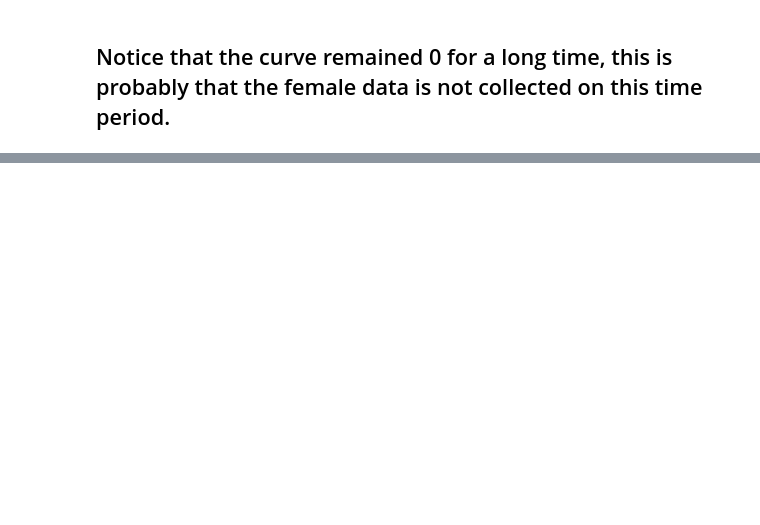
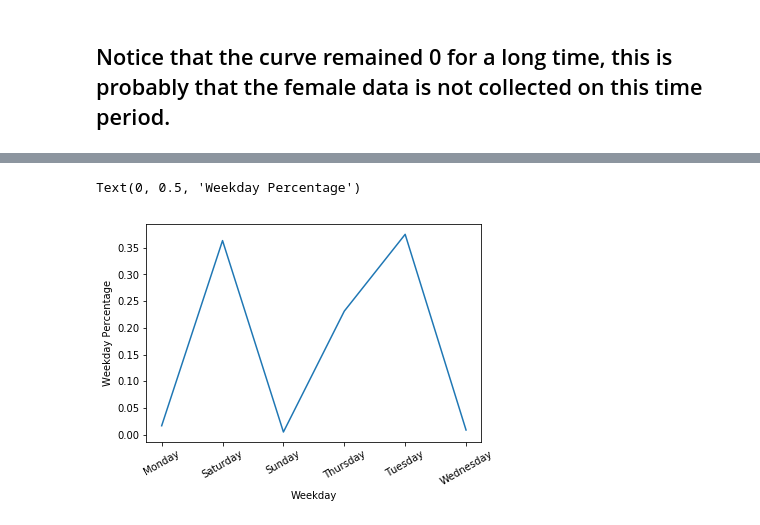
Before and after one commit to zihaoxu/BikeSGV, a Jupyter notebook: notebook/Analysis/03l-starter-code-for-temporal-trends.ipynb, the cells around one changed output, grey strips where cells are left out. Saved outputs shown, nothing was run; the diff lists cells and outputs as text; code cells hidden in the pictures; blank space fills up the shorter version.

```diff
--- a/notebook/Analysis/03l-starter-code-for-temporal-trends.ipynb
+++ b/notebook/Analysis/03l-starter-code-for-temporal-trends.ipynb
@@ -244,0 +333,6 @@ Text(0,0.5,'Female Percentage')
+# %%
+day_of_week = df.groupby('weekday').agg(['sum'])['total_count'].reset_index()
+print(day_of_week.shape)
+print(total.shape)
+
+day_of_week.head()
@@ -244,0 +348,3 @@ Text(0,0.5,'Female Percentage')
+# %%
+day_of_week.columns = ['weekday', 'total_count']
+day_of_week.head()
@@ -244,0 +358,3 @@ Text(0,0.5,'Female Percentage')
+# %%
+total_riders = day_of_week['total_count'].sum()
+total_riders
@@ -244,0 +363,4 @@ Text(0,0.5,'Female Percentage')
+# %%
+day_of_week = day_of_week.reindex(columns=['weekday', 'total_count', 'weekday_perc'])
+day_of_week[['weekday_perc']] = day_of_week['total_count'] / total_riders
+day_of_week
@@ -244,0 +375,9 @@ Text(0,0.5,'Female Percentage')
+# %%
+# Naive time plot
+plt.plot(day_of_week['weekday'], day_of_week['weekday_perc'])
+plt.xticks(rotation = 30)
+plt.xlabel('Weekday')
+plt.ylabel('Weekday Percentage')
+# %% [output]
+Text(0, 0.5, 'Weekday Percentage')
+[figure, added]
```
Also changed, not shown: parts of 23 cells of this notebook.
